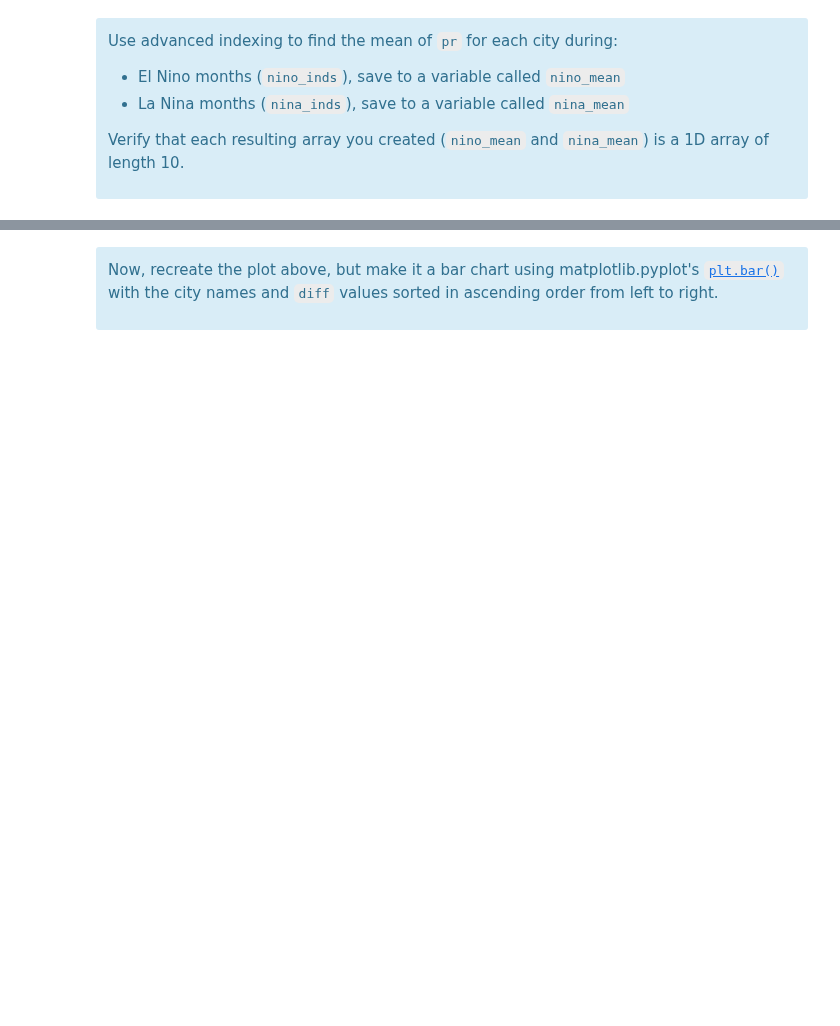
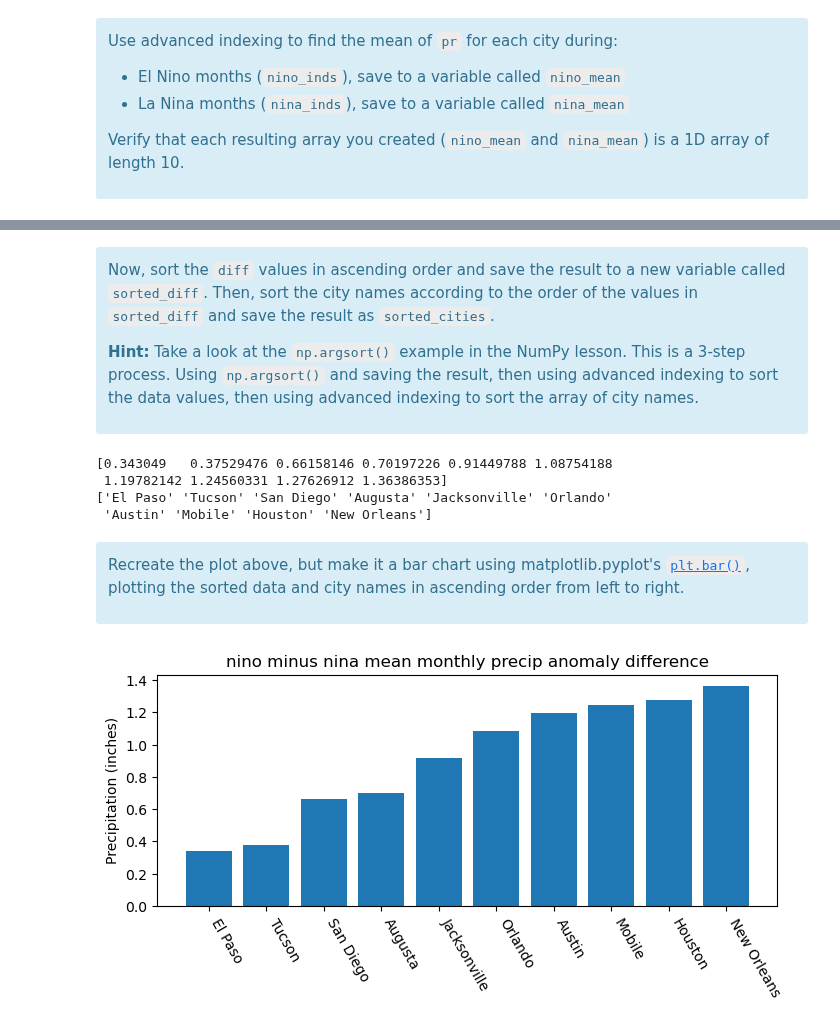
Before and after one commit to kerriegeil/DEV_canvas_beginner_py, a Jupyter notebook: answers_06_NumpyExercise.ipynb, the cells around one changed output, grey strips where cells are left out. Cells and saved outputs as stored; diff of their text form; code cells hidden in the pictures; blank space fills up the shorter version.

````diff
--- a/answers_06_NumpyExercise.ipynb
+++ b/answers_06_NumpyExercise.ipynb
@@ -201,0 +313,5 @@ city_names
+# %%
+city_names=np.array(list(df1['CITY'])+list(df2['CITY']))
+# city_names=list(df1['CITY'])+list(df2['CITY'])
+print(type(city_names))
+city_names
@@ -209,3 +330,7 @@
 - less than or equal to -1.0, save to a variable called ```nina_inds```
 
 Make sure your ```nino_inds``` and ```nina_inds``` variables are array objects, not tuple objects with an array inside.
+# %%
+nino_inds = (enso1D>=1)
+nina_inds = (enso1D<=-1)
+# nino_inds
@@ -212,6 +341,5 @@
 # %%
-# add your code here
-nino_inds = np.where(enso_arr>=1)[0]
-nina_inds = np.where(enso_arr<=-1)[0]
-neut_inds = np.where( (enso_arr>=-.25)&(enso_arr<=.25) )[0]
-type(nino_inds)
+# # add your code here
+# nino_inds = np.where(enso_arr>=1)[0]
+# nina_inds = np.where(enso_arr<=-1)[0]
+# type(nino_inds)
@@ -279,21 +417,34 @@ plt.show()
 # %% [markdown]
 <div class="alert alert-info">
 
-Now, recreate the plot above, but make it a bar chart using matplotlib.pyplot's [```plt.bar()```](https://matplotlib.org/stable/api/_as_gen/matplotlib.pyplot.bar.html) with the city names and ```diff``` values sorted in ascending order from left to right.
+Now, sort the ```diff``` values in ascending order and save the result to a new variable called ```sorted_diff```. Then, sort the city names according to the order of the values in ```sorted_diff``` and save the result as ```sorted_cities```.
+
+**Hint:** Take a look at the ```np.argsort()``` example in the NumPy lesson. This is a 3-step process. Using ```np.argsort()``` and saving the result, then using advanced indexing to sort the data values, then using advanced indexing to sort the array of city names.
 </div>
 # %%
 # add your code here to sort
 sort_order = np.argsort(diff)
 sorted_diff = diff[sort_order]
-sorted_labels = np.array(city_names)[sort_order]
+sorted_cities = city_names[sort_order]
 
 print(sorted_diff)
-print(sorted_labels)
+print(sorted_cities)
+# %% [output]
+[0.343049   0.37529476 0.66158146 0.70197226 0.91449788 1.08754188
+ 1.19782142 1.24560331 1.27626912 1.36386353]
+['El Paso' 'Tucson' 'San Diego' 'Augusta' 'Jacksonville' 'Orlando'
+ 'Austin' 'Mobile' 'Houston' 'New Orleans']
+# %% [markdown]
+<div class="alert alert-info">
+
+Recreate the plot above, but make it a bar chart using matplotlib.pyplot's [```plt.bar()```](https://matplotlib.org/stable/api/_as_gen/matplotlib.pyplot.bar.html), plotting the sorted data and city names in ascending order from left to right.
 # %%
 # add your code here to plot
 fig = plt.figure(figsize=(8,3))
-plt.bar(sorted_labels,sorted_diff)
+plt.bar(sorted_cities,sorted_diff)
 plt.xticks(rotation=300,ha='left')
 plt.ylabel('Precipitation (inches)')
 plt.title('nino minus nina mean monthly precip anomaly difference')
 plt.show()
+# %% [output]
+[figure, added]
````
Also changed, not shown: parts of 41 cells of this notebook.
